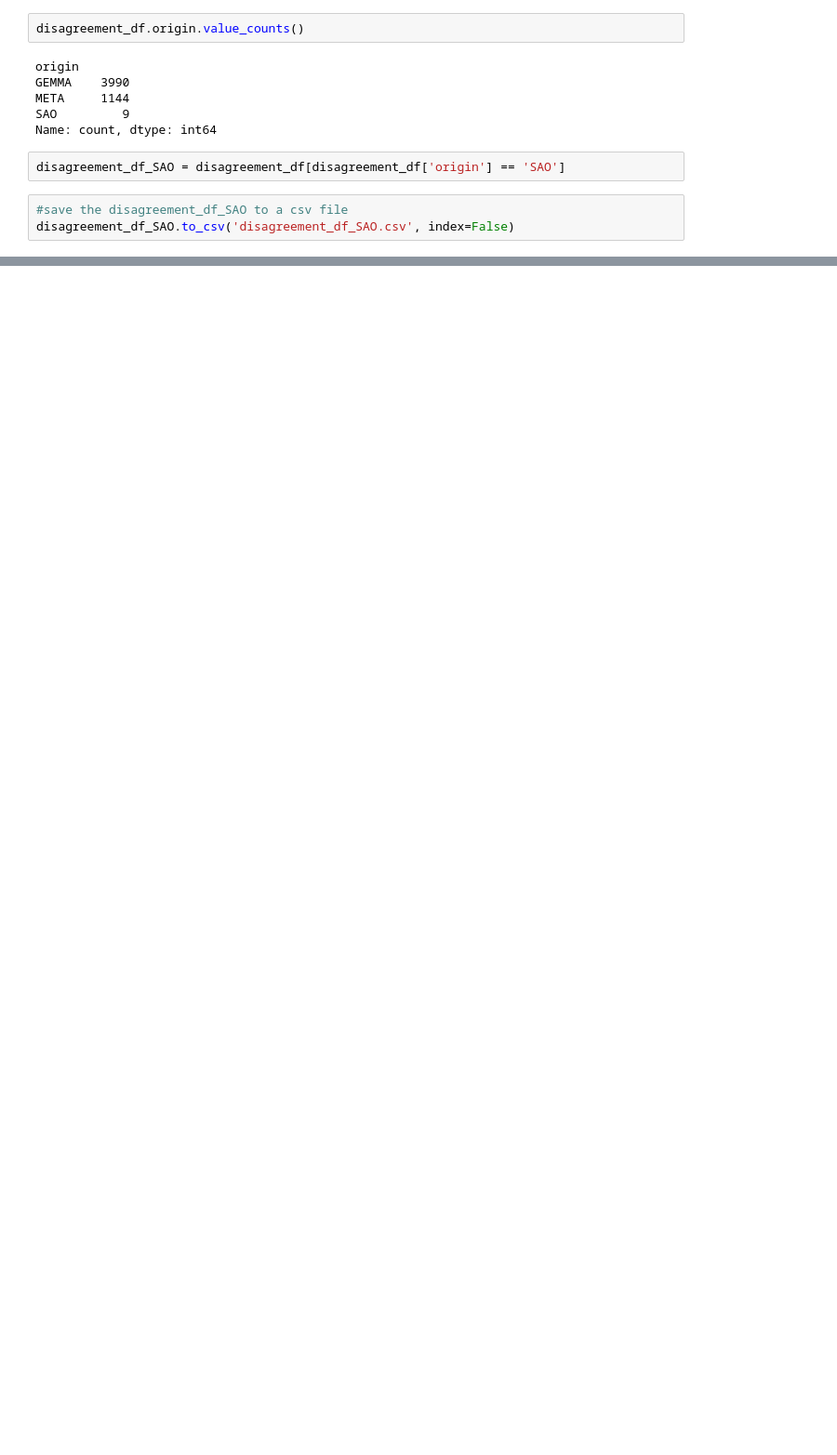
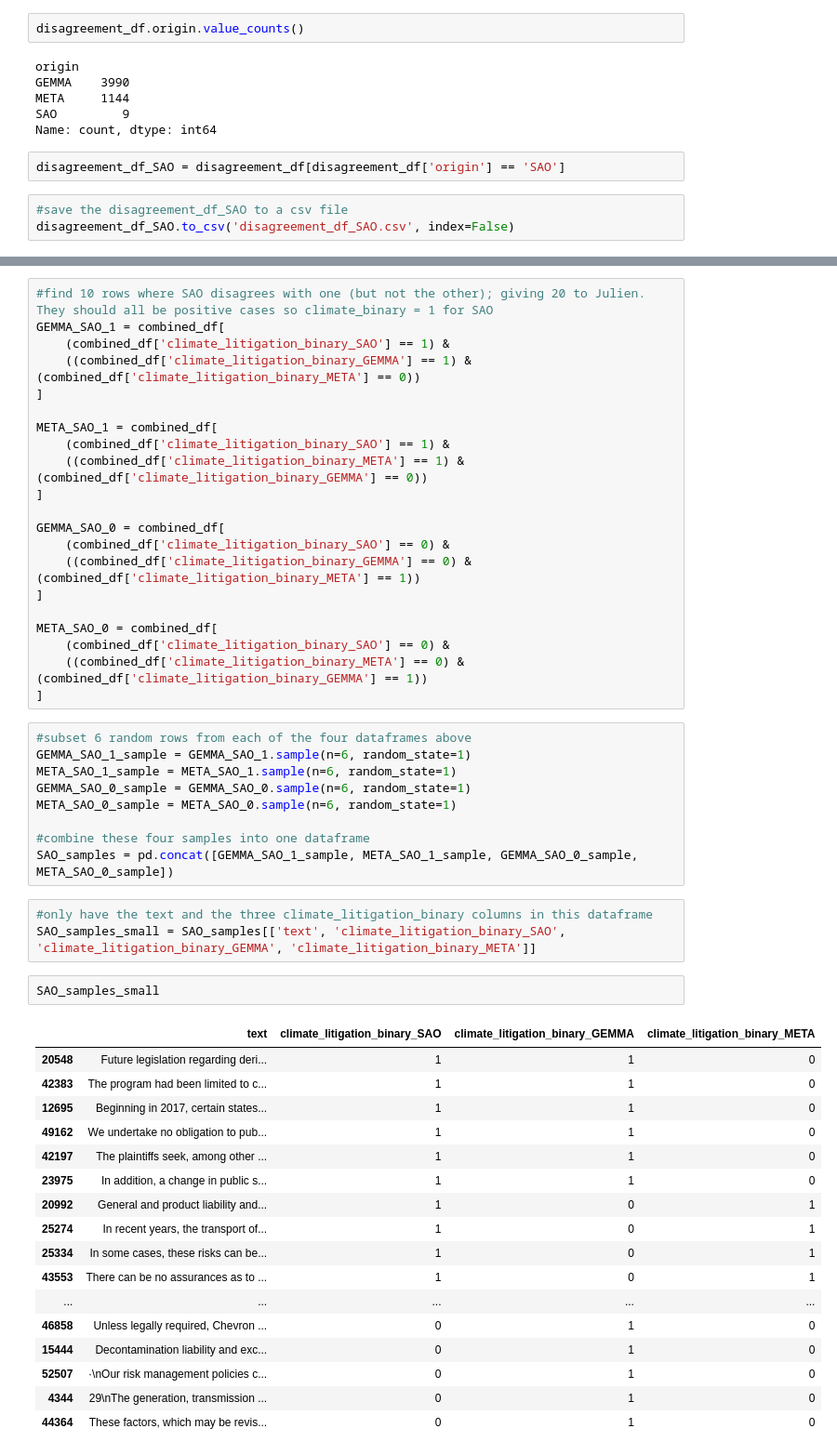
Before and after one commit to georgiaray/clim_lit_risk, a Jupyter notebook: report_nlp/assessing_RAG_results.ipynb, the cells around one changed output, grey strips where cells are left out. Shown at 93% size. Drawn from its saved outputs; the diff is of its cells as text; blank space fills up the shorter version.

```diff
--- a/report_nlp/assessing_RAG_results.ipynb
+++ b/report_nlp/assessing_RAG_results.ipynb
@@ -761,0 +798,53 @@ The Venezuelan government operates restrictive foreign exchange controls. These
+# %%
+#find 10 rows where SAO disagrees with one (but not the other); giving 20 to Julien. They should all be positive cases so climate_binary = 1 for SAO
+GEMMA_SAO_1 = combined_df[
+    (combined_df['climate_litigation_binary_SAO'] == 1) &
+    ((combined_df['climate_litigation_binary_GEMMA'] == 1) & (combined_df['climate_litigation_binary_META'] == 0))
+]
+
+META_SAO_1 = combined_df[
+    (combined_df['climate_litigation_binary_SAO'] == 1) &
+    ((combined_df['climate_litigation_binary_META'] == 1) & (combined_df['climate_litigation_binary_GEMMA'] == 0))
+]
+
+GEMMA_SAO_0 = combined_df[
+    (combined_df['climate_litigation_binary_SAO'] == 0) &
+    ((combined_df['climate_litigation_binary_GEMMA'] == 0) & (combined_df['climate_litigation_binary_META'] == 1))
+]
+
+META_SAO_0 = combined_df[
+    (combined_df['climate_litigation_binary_SAO'] == 0) &
+    ((combined_df['climate_litigation_binary_META'] == 0) & (combined_df['climate_litigation_binary_GEMMA'] == 1))
+]
+# %%
+#subset 6 random rows from each of the four dataframes above
+GEMMA_SAO_1_sample = GEMMA_SAO_1.sample(n=6, random_state=1)
+META_SAO_1_sample = META_SAO_1.sample(n=6, random_state=1)
+GEMMA_SAO_0_sample = GEMMA_SAO_0.sample(n=6, random_state=1)
+META_SAO_0_sample = META_SAO_0.sample(n=6, random_state=1)
+
+#combine these four samples into one dataframe
+SAO_samples = pd.concat([GEMMA_SAO_1_sample, META_SAO_1_sample, GEMMA_SAO_0_sample, META_SAO_0_sample])
+# %%
+#only have the text and the three climate_litigation_binary columns in this dataframe
+SAO_samples_small = SAO_samples[['text', 'climate_litigation_binary_SAO', 'climate_litigation_binary_GEMMA', 'climate_litigation_binary_META']]
+# %%
+SAO_samples_small
+# %% [output]
+|  | text | climate_litigation_binary_SAO | climate_litigation_binary_GEMMA | climate_litigation_binary_META |
+| 20548 | Future legislation regarding deri... | 1 | 1 | 0 |
+| 42383 | The program had been limited to c... | 1 | 1 | 0 |
+| 12695 | Beginning in 2017, certain states... | 1 | 1 | 0 |
+| 49162 | We undertake no obligation to pub... | 1 | 1 | 0 |
+| 42197 | The plaintiffs seek, among other ... | 1 | 1 | 0 |
+| 23975 | In addition, a change in public s... | 1 | 1 | 0 |
+| 20992 | General and product liability and... | 1 | 0 | 1 |
+| 25274 | In recent years, the transport of... | 1 | 0 | 1 |
+| 25334 | In some cases, these risks can be... | 1 | 0 | 1 |
+| 43553 | There can be no assurances as to ... | 1 | 0 | 1 |
+| ... | ... | ... | ... | ... |
+| 46858 | Unless legally required, Chevron ... | 0 | 1 | 0 |
+| 15444 | Decontamination liability and exc... | 0 | 1 | 0 |
+| 52507 | ·\nOur risk management policies c... | 0 | 1 | 0 |
+| 4344 | 29\nThe generation, transmission ... | 0 | 1 | 0 |
+| 44364 | These factors, which may be revis... | 0 | 1 | 0 |
```
Also changed, not shown: parts of 7 cells of this notebook, 13 other files.
